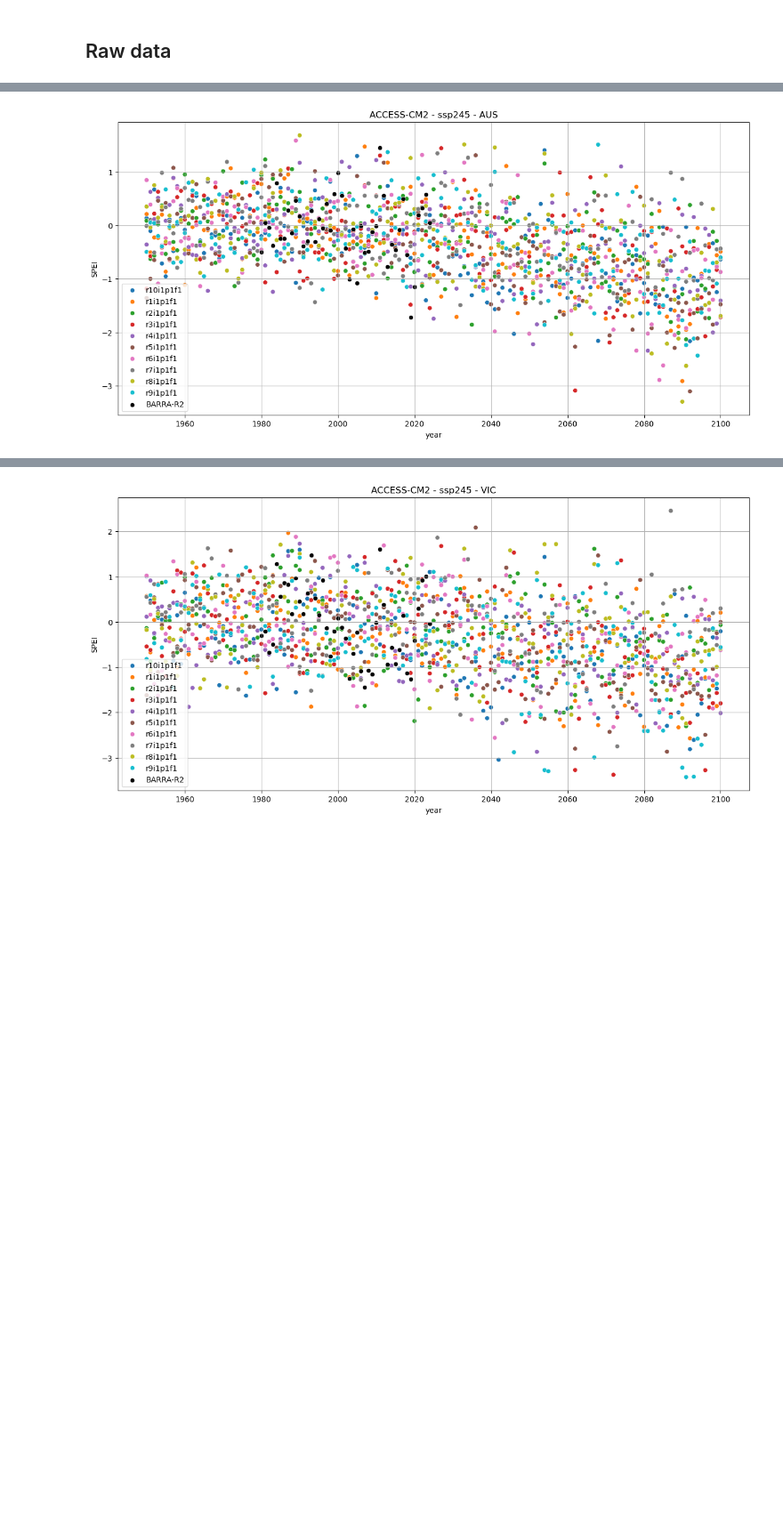
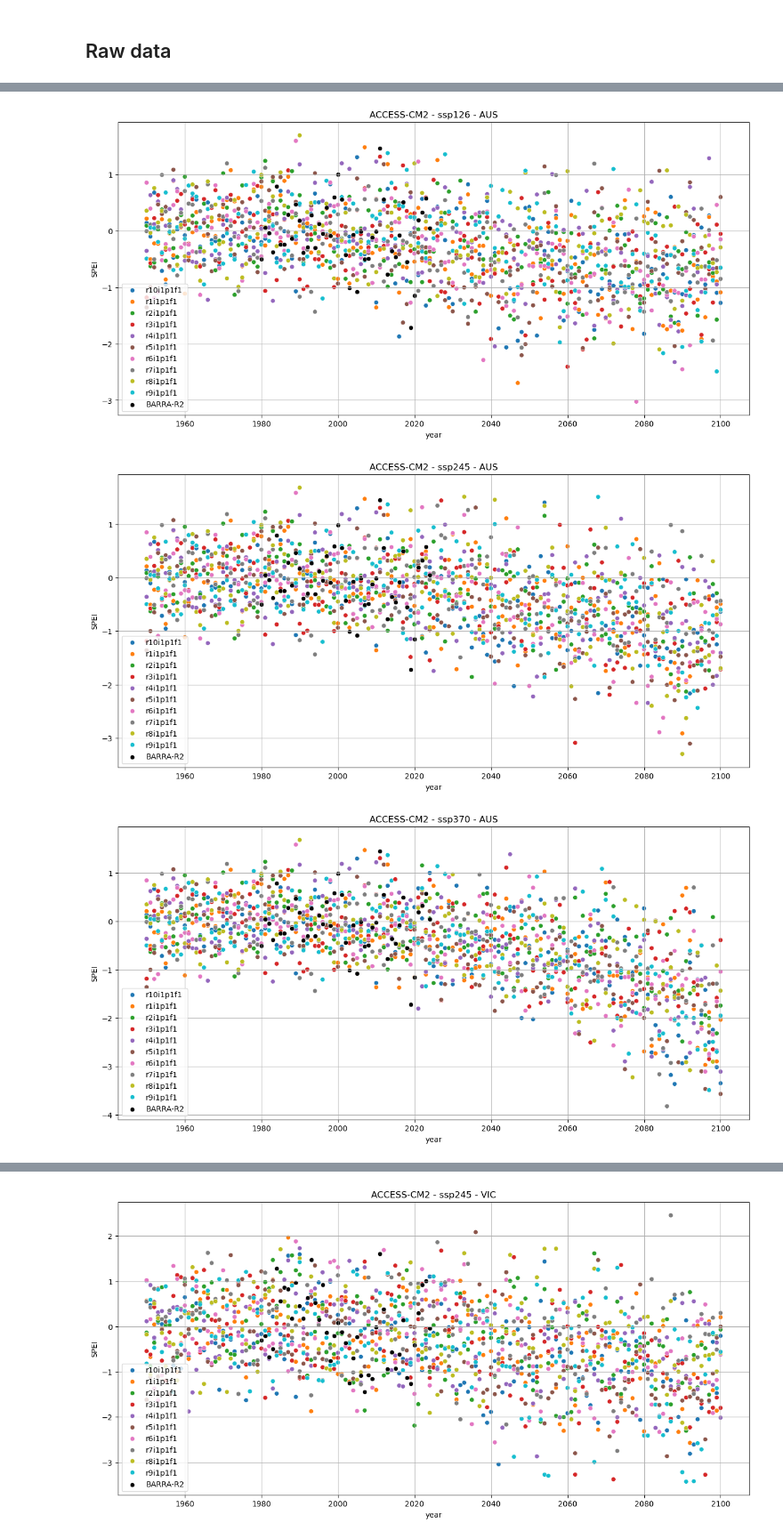
Before and after one commit to AusClimateService/rba, a Jupyter notebook: spei-analysis.ipynb, the cells around one changed output, grey strips where cells are left out. Shown at 89% size. Cells and saved outputs as stored; diff of their text form; code cells hidden in the pictures; blank space fills up the shorter version.

```diff
--- a/spei-analysis.ipynb
+++ b/spei-analysis.ipynb
@@ -58,4 +58,8 @@ def plot_dist(model, experiment, location, start_year=1950, end_year=2014):
 # %%
-plot_location('ACCESS-CM2', 'ssp245', 'AUS')
+for model in ['ACCESS-CM2', 'MPI-ESM1-2-LR']:
+    for exp in ['ssp126', 'ssp245', 'ssp370', 'ssp585']:
+        plot_location(model, exp, 'AUS')
 # %% [output]
-[figure, old version]
+[figure, new version]
+[figure, added]
+[figure, added]
```
Also changed, not shown: parts of 11 cells of this notebook.
